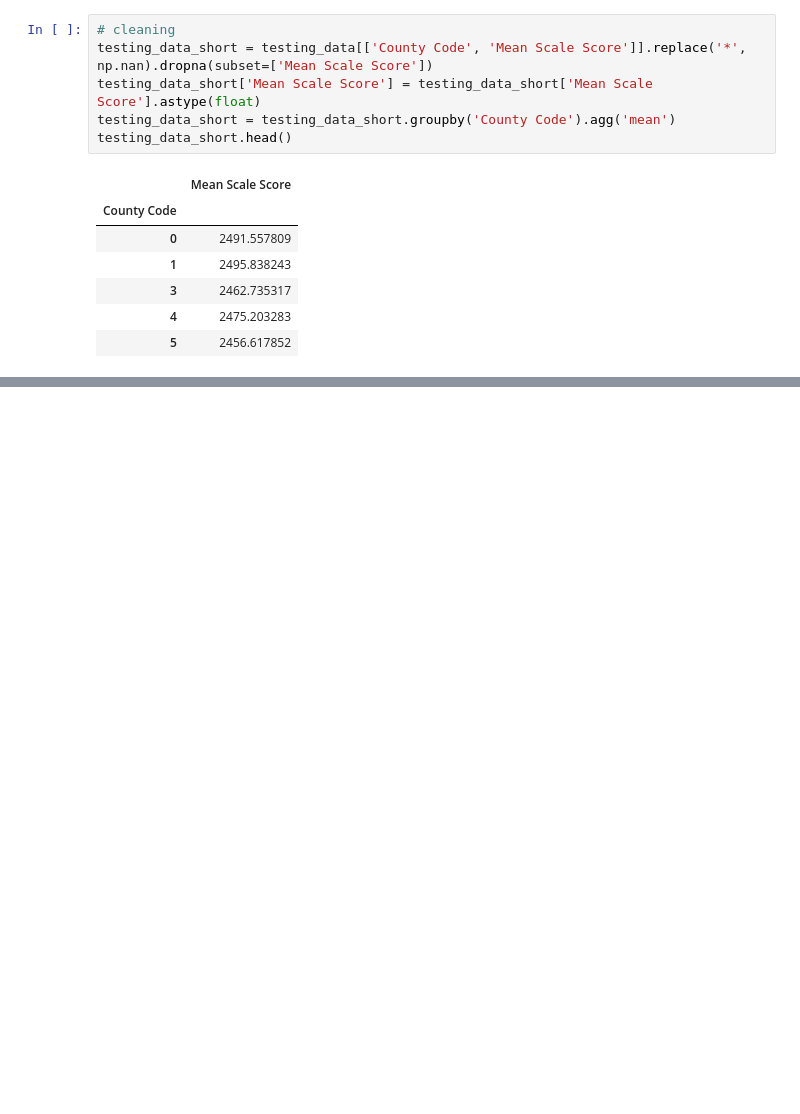
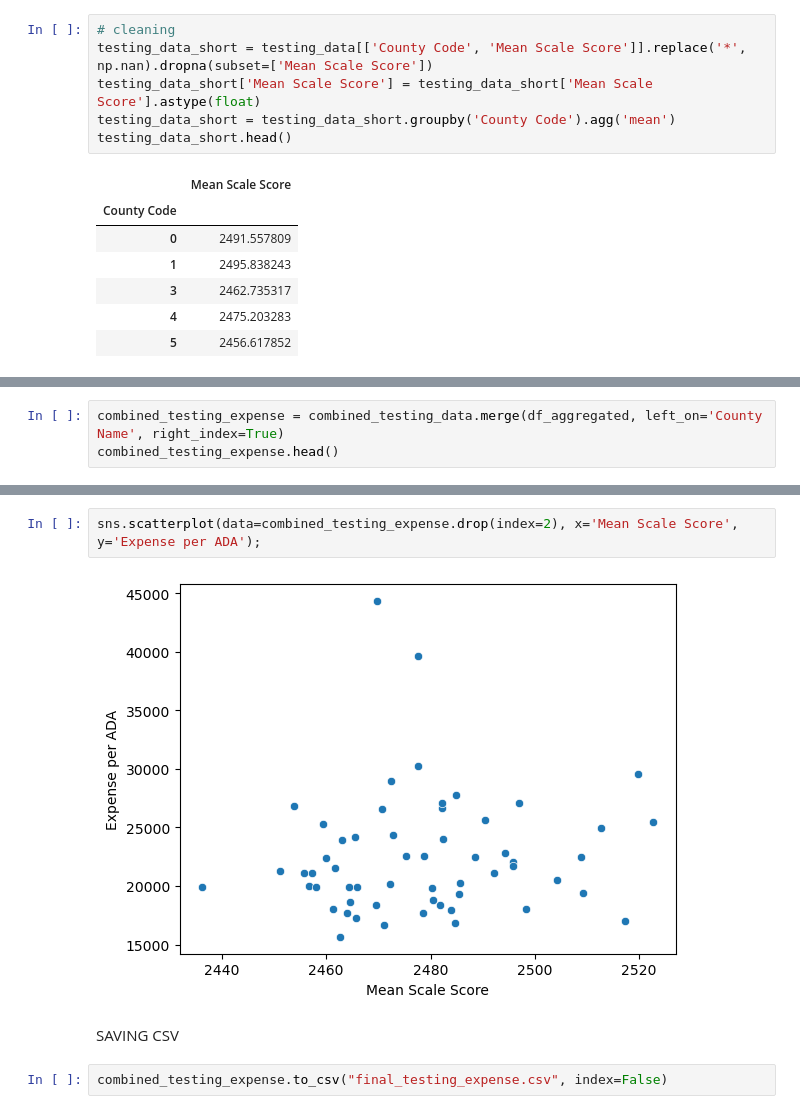
Before and after one commit to lawrencewang1/DavisHacks2025, a Jupyter notebook: data/visualization.ipynb, the cells around one changed output, grey strips where cells are left out. Saved outputs shown, nothing was run; the diff lists cells and outputs as text; blank space fills up the shorter version.

```diff
--- a/data/visualization.ipynb
+++ b/data/visualization.ipynb
@@ -128,0 +165,3 @@ sns.histplot(data=combined_testing_data, x='Mean Scale Score');
+# %%
+combined_testing_expense = combined_testing_data.merge(df_aggregated, left_on='County Name', right_index=True)
+combined_testing_expense.head()
@@ -128,0 +176,8 @@ sns.histplot(data=combined_testing_data, x='Mean Scale Score');
+# %%
+sns.scatterplot(data=combined_testing_expense.drop(index=2), x='Mean Scale Score', y='Expense per ADA');
+# %% [output]
+[figure, added]
+# %% [markdown]
+SAVING CSV
+# %%
+combined_testing_expense.to_csv("final_testing_expense.csv", index=False)
```
Also changed, not shown: parts of 9 cells of this notebook, 1 other file.
